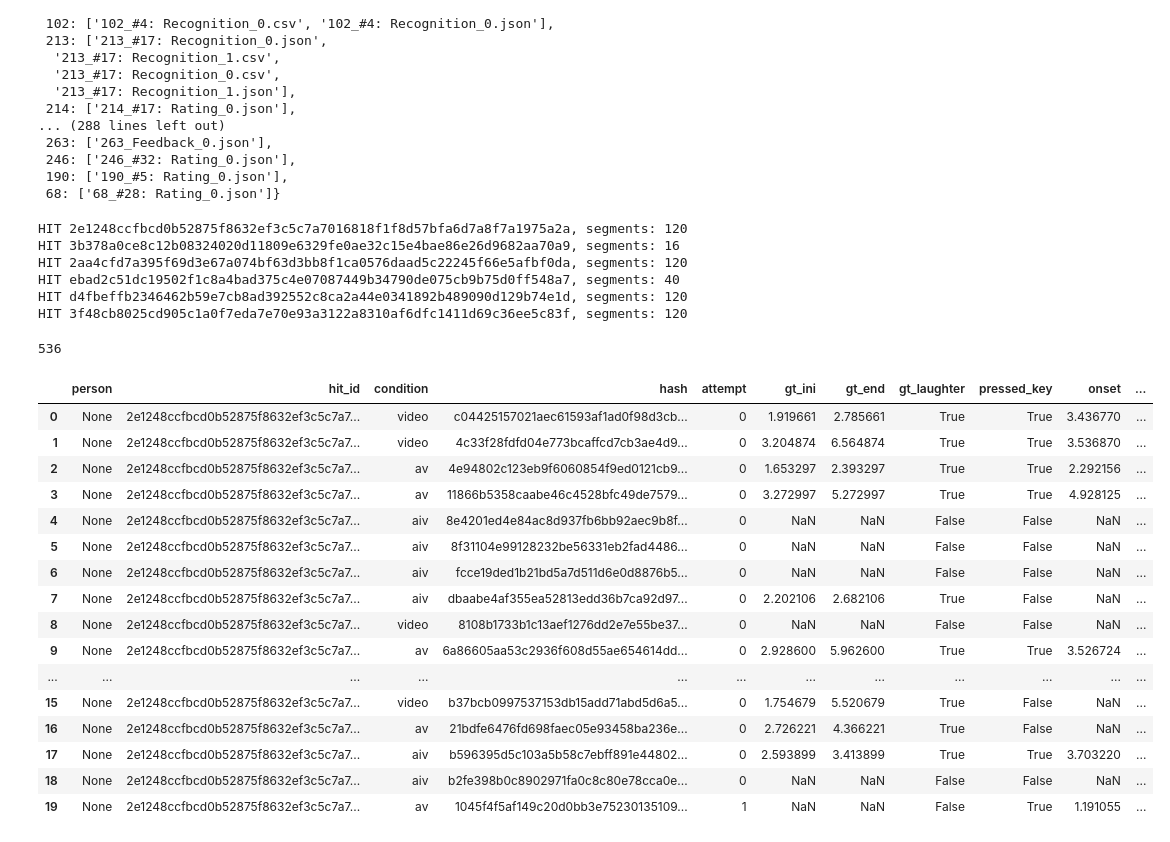
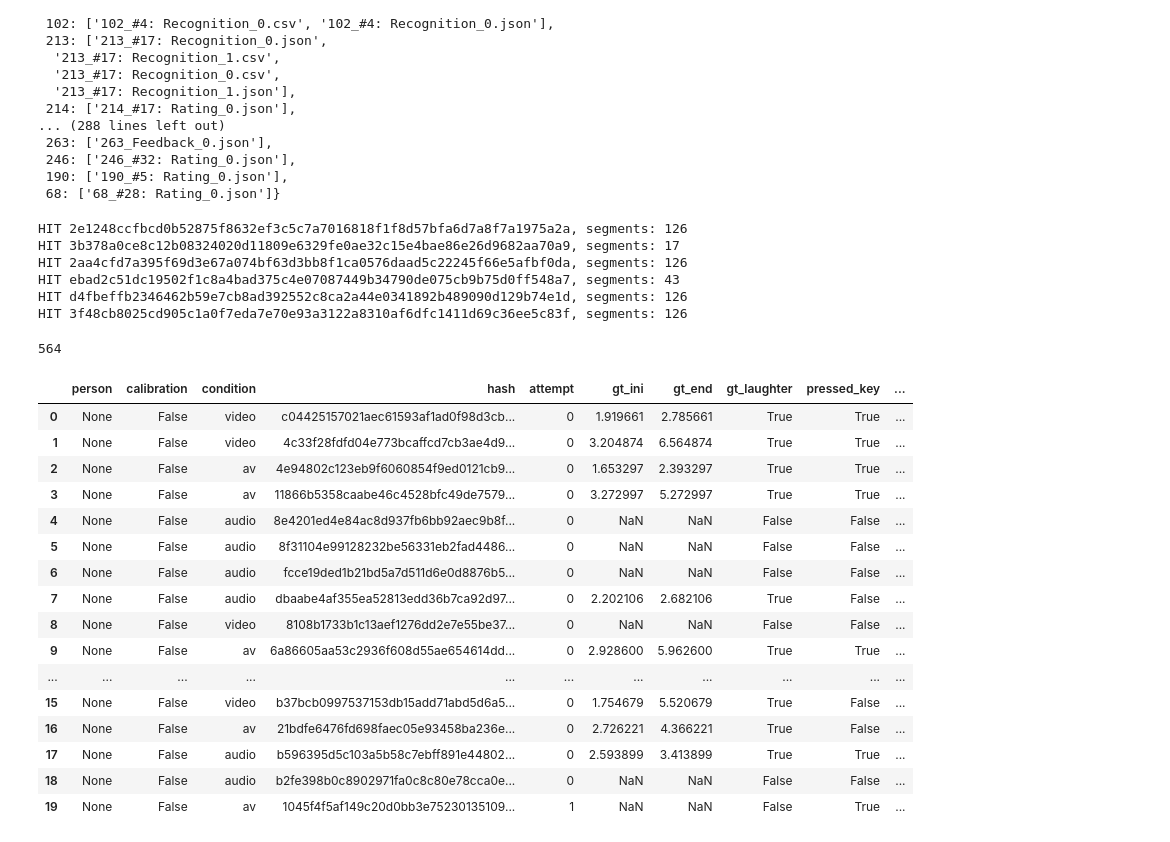
Before and after one commit to josedvq/lared-laughter, a Jupyter notebook: analysis/process_first_pilot.ipynb, the cells around one changed output. Cells and saved outputs as stored; diff of their text form; code cells hidden in the pictures.

```diff
--- a/analysis/process_first_pilot.ipynb
+++ b/analysis/process_first_pilot.ipynb
@@ -94,7 +94,7 @@ for dir in p.iterdir():
     for json_file in dir.glob('*.json'):
         # get example index
         fname = os.path.basename(json_file).split('.')[0]
-        if 'Rating' not in fname or 'Example' in fname or 'Calibration' in fname:
+        if 'Rating' not in fname or 'Example' in fname:
             continue
         index_in_hit = int(fname.split('_')[0])
         if hit_id in old_hits:
@@ -105,8 +105,12 @@ for dir in p.iterdir():
         if condition == 'aiv':
             condition = 'audio'
 
+        is_calibration = 'Calibration' in fname
+
         # read the json response
         json_res = json.load(open(json_file))['response']
+        if not json_res:
+            json_res = {}
 
         # read the continuous data
         index = int(fname.split('_')[0])-1
@@ -122,7 +126,7 @@ for dir in p.iterdir():
             attempt = 0
             response_file = first_response_file
         else:
-            print('no continous response')
+            print(f'no continous response {first_response_file} or {second_response_file}')
 
         cont_data = pd.read_csv(response_file, index_col=0, header=0)
         pressed_key = cont_data['data0'].any()
@@ -146,6 +150,7 @@ for dir in p.iterdir():
         results_dict.append({
             'person': None,
             'hit_id': hit_id,
+            'calibration': is_calibration,
             'condition': condition,
             'hash': example_hash,
             'attempt': attempt,
@@ -155,42 +160,42 @@ for dir in p.iterdir():
             'pressed_key': pressed_key,
             'onset': cont_data[cont_data['data0'] == 1].iloc[0]['media_time'] if pressed_key else None,
             'offset': cont_data[cont_data['data0'] == 1].iloc[-1]['media_time'] if pressed_key else None,
-            'is_laughter': json_res['laughter'],
-            'confidence': json_res['confidence'],
-            'intensity': json_res['intensity']
+            'is_laughter': json_res.get('laughter', None),
+            'confidence': json_res.get('confidence', None),
+            'intensity': json_res.get('intensity', None)
         })
         num_segments += 1
     print(f'HIT {hit_id}, segments: {num_segments}')
 # %% [output]
-HIT 2e1248ccfbcd0b52875f8632ef3c5c7a7016818f1f8d57bfa6d7a8f7a1975a2a, segments: 120
-HIT 3b378a0ce8c12b08324020d11809e6329fe0ae32c15e4bae86e26d9682aa70a9, segments: 16
-HIT 2aa4cfd7a395f69d3e67a074bf63d3bb8f1ca0576daad5c22245f66e5afbf0da, segments: 120
-HIT ebad2c51dc19502f1c8a4bad375c4e07087449b34790de075cb9b75d0ff548a7, segments: 40
-HIT d4fbeffb2346462b59e7cb8ad392552c8ca2a44e0341892b489090d129b74e1d, segments: 120
-HIT 3f48cb8025cd905c1a0f7eda7e70e93a3122a8310af6dfc1411d69c36ee5c83f, segments: 120
+HIT 2e1248ccfbcd0b52875f8632ef3c5c7a7016818f1f8d57bfa6d7a8f7a1975a2a, segments: 126
+HIT 3b378a0ce8c12b08324020d11809e6329fe0ae32c15e4bae86e26d9682aa70a9, segments: 17
+HIT 2aa4cfd7a395f69d3e67a074bf63d3bb8f1ca0576daad5c22245f66e5afbf0da, segments: 126
+HIT ebad2c51dc19502f1c8a4bad375c4e07087449b34790de075cb9b75d0ff548a7, segments: 43
+HIT d4fbeffb2346462b59e7cb8ad392552c8ca2a44e0341892b489090d129b74e1d, segments: 126
+HIT 3f48cb8025cd905c1a0f7eda7e70e93a3122a8310af6dfc1411d69c36ee5c83f, segments: 126
 # %%
 results = pd.DataFrame.from_dict(results_dict)
 len(results)
 # %% [output]
-536
+564
 # %%
-results.head(20)
+results.drop(['hit_id'], axis=1).head(20)
 # %% [output]
-|  | person | hit_id | condition | hash | attempt | gt_ini | gt_end | gt_laughter | pressed_key | onset | ... |
-| 0 | None | 2e1248ccfbcd0b52875f8632ef3c5c7a7... | video | c04425157021aec61593af1ad0f98d3cb... | 0 | 1.919661 | 2.785661 | True | True | 3.436770 | ... |
-| 1 | None | 2e1248ccfbcd0b52875f8632ef3c5c7a7... | video | 4c33f28fdfd04e773bcaffcd7cb3ae4d9... | 0 | 3.204874 | 6.564874 | True | True | 3.536870 | ... |
-| 2 | None | 2e1248ccfbcd0b52875f8632ef3c5c7a7... | av | 4e94802c123eb9f6060854f9ed0121cb9... | 0 | 1.653297 | 2.393297 | True | True | 2.292156 | ... |
-| 3 | None | 2e1248ccfbcd0b52875f8632ef3c5c7a7... | av | 11866b5358caabe46c4528bfc49de7579... | 0 | 3.272997 | 5.272997 | True | True | 4.928125 | ... |
-| 4 | None | 2e1248ccfbcd0b52875f8632ef3c5c7a7... | aiv | 8e4201ed4e84ac8d937fb6bb92aec9b8f... | 0 | NaN | NaN | False | False | NaN | ... |
-| 5 | None | 2e1248ccfbcd0b52875f8632ef3c5c7a7... | aiv | 8f31104e99128232be56331eb2fad4486... | 0 | NaN | NaN | False | False | NaN | ... |
-| 6 | None | 2e1248ccfbcd0b52875f8632ef3c5c7a7... | aiv | fcce19ded1b21bd5a7d511d6e0d8876b5... | 0 | NaN | NaN | False | False | NaN | ... |
-| 7 | None | 2e1248ccfbcd0b52875f8632ef3c5c7a7... | aiv | dbaabe4af355ea52813edd36b7ca92d97... | 0 | 2.202106 | 2.682106 | True | False | NaN | ... |
-| 8 | None | 2e1248ccfbcd0b52875f8632ef3c5c7a7... | video | 8108b1733b1c13aef1276dd2e7e55be37... | 0 | NaN | NaN | False | False | NaN | ... |
-| 9 | None | 2e1248ccfbcd0b52875f8632ef3c5c7a7... | av | 6a86605aa53c2936f608d55ae654614dd... | 0 | 2.928600 | 5.962600 | True | True | 3.526724 | ... |
-| ... | ... | ... | ... | ... | ... | ... | ... | ... | ... | ... | ... |
-| 15 | None | 2e1248ccfbcd0b52875f8632ef3c5c7a7... | video | b37bcb0997537153db15add71abd5d6a5... | 0 | 1.754679 | 5.520679 | True | False | NaN | ... |
-| 16 | None | 2e1248ccfbcd0b52875f8632ef3c5c7a7... | av | 21bdfe6476fd698faec05e93458ba236e... | 0 | 2.726221 | 4.366221 | True | False | NaN | ... |
-| 17 | None | 2e1248ccfbcd0b52875f8632ef3c5c7a7... | aiv | b596395d5c103a5b58c7ebff891e44802... | 0 | 2.593899 | 3.413899 | True | True | 3.703220 | ... |
-| 18 | None | 2e1248ccfbcd0b52875f8632ef3c5c7a7... | aiv | b2fe398b0c8902971fa0c8c80e78cca0e... | 0 | NaN | NaN | False | False | NaN | ... |
-| 19 | None | 2e1248ccfbcd0b52875f8632ef3c5c7a7... | av | 1045f4f5af149c20d0bb3e75230135109... | 1 | NaN | NaN | False | True | 1.191055 | ... |
+|  | person | calibration | condition | hash | attempt | gt_ini | gt_end | gt_laughter | pressed_key | ... |
+| 0 | None | False | video | c04425157021aec61593af1ad0f98d3cb... | 0 | 1.919661 | 2.785661 | True | True | ... |
+| 1 | None | False | video | 4c33f28fdfd04e773bcaffcd7cb3ae4d9... | 0 | 3.204874 | 6.564874 | True | True | ... |
+| 2 | None | False | av | 4e94802c123eb9f6060854f9ed0121cb9... | 0 | 1.653297 | 2.393297 | True | True | ... |
+| 3 | None | False | av | 11866b5358caabe46c4528bfc49de7579... | 0 | 3.272997 | 5.272997 | True | True | ... |
+| 4 | None | False | audio | 8e4201ed4e84ac8d937fb6bb92aec9b8f... | 0 | NaN | NaN | False | False | ... |
+| 5 | None | False | audio | 8f31104e99128232be56331eb2fad4486... | 0 | NaN | NaN | False | False | ... |
+| 6 | None | False | audio | fcce19ded1b21bd5a7d511d6e0d8876b5... | 0 | NaN | NaN | False | False | ... |
+| 7 | None | False | audio | dbaabe4af355ea52813edd36b7ca92d97... | 0 | 2.202106 | 2.682106 | True | False | ... |
+| 8 | None | False | video | 8108b1733b1c13aef1276dd2e7e55be37... | 0 | NaN | NaN | False | False | ... |
+| 9 | None | False | av | 6a86605aa53c2936f608d55ae654614dd... | 0 | 2.928600 | 5.962600 | True | True | ... |
+| ... | ... | ... | ... | ... | ... | ... | ... | ... | ... | ... |
+| 15 | None | False | video | b37bcb0997537153db15add71abd5d6a5... | 0 | 1.754679 | 5.520679 | True | False | ... |
+| 16 | None | False | av | 21bdfe6476fd698faec05e93458ba236e... | 0 | 2.726221 | 4.366221 | True | False | ... |
+| 17 | None | False | audio | b596395d5c103a5b58c7ebff891e44802... | 0 | 2.593899 | 3.413899 | True | True | ... |
+| 18 | None | False | audio | b2fe398b0c8902971fa0c8c80e78cca0e... | 0 | NaN | NaN | False | False | ... |
+| 19 | None | False | av | 1045f4f5af149c20d0bb3e75230135109... | 1 | NaN | NaN | False | True | ... |
 # %%
```
Also changed, not shown: parts of 1 cell of this notebook, 13 other files.
